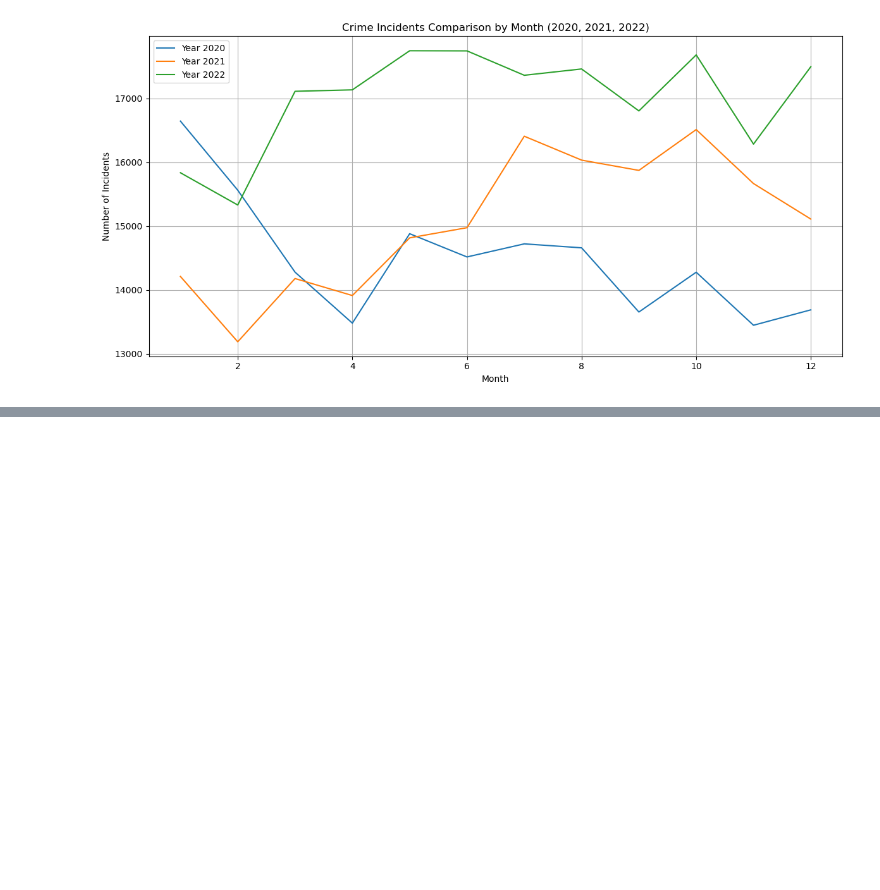
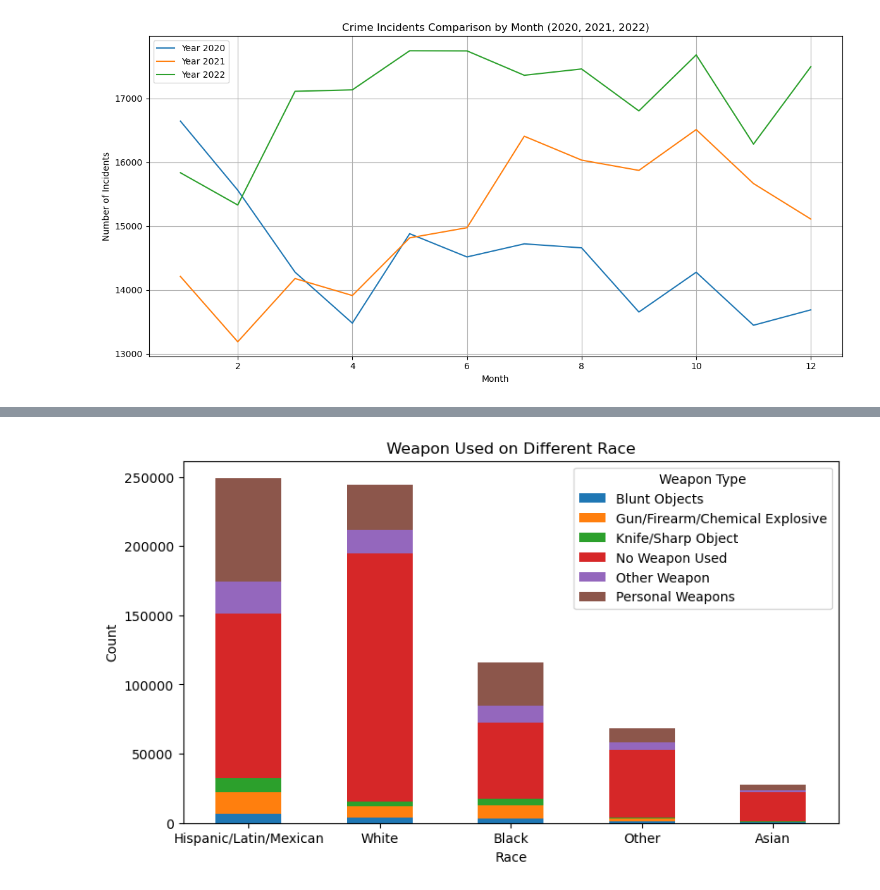
Before and after one commit to Cookees81/CityofAngels, a Jupyter notebook: LACrime.ipynb, the cells around one changed output, grey strips where cells are left out. Cells and saved outputs as stored; diff of their text form; code cells hidden in the pictures; blank space fills up the shorter version.

```diff
--- a/LACrime.ipynb
+++ b/LACrime.ipynb
@@ -684,0 +709,31 @@ plt.show()
+# %%
+# Graphs Races vs Weapons Used (Vivian)
+# Group the data by "Vict Descent" and "Weapon Used"
+grouped = cleanData.groupby(["Vict Descent", "Weapon Desc"])
+
+# Count the occurrences of each combination of race and weapon
+race_weapon_counts = grouped.size().unstack().fillna(0)
+
+# Calculate the total count of weapons used for each race and sort the data
+race_weapon_counts["Total"] = race_weapon_counts.sum(axis=1)
+race_weapon_counts = race_weapon_counts.sort_values(by="Total", ascending=False)
+
+# Remove the "Total" column to avoid plotting it
+race_weapon_counts = race_weapon_counts.drop("Total", axis=1)
+
+# Create a grouped bar chart
+ax = race_weapon_counts.plot(kind="bar", stacked=True, figsize=(9, 5))
+
+# Set plot title and labels
+plt.title("Weapon Used on Different Race")
+plt.xlabel("Race")
+plt.ylabel("Count")
+
+# Customize the legend
+ax.legend(title="Weapon Type", title_fontsize="10")
+
+plt.xticks(rotation=0)  # Keep x-axis labels horizontal
+
+plt.show()
+# %% [output]
+[figure, added]
```
Also changed, not shown: parts of 2 cells of this notebook.
